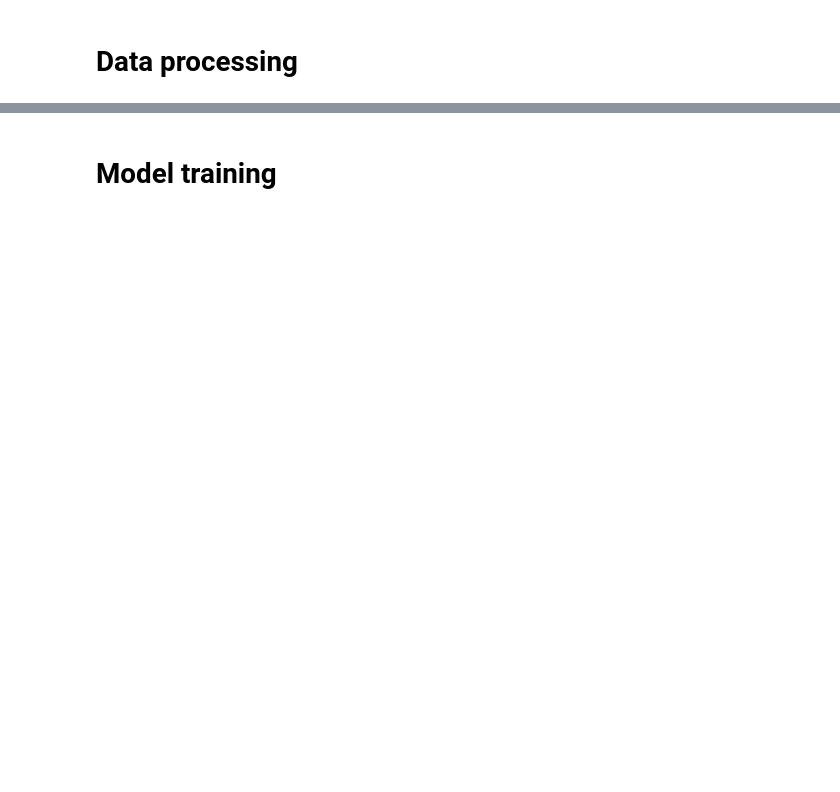
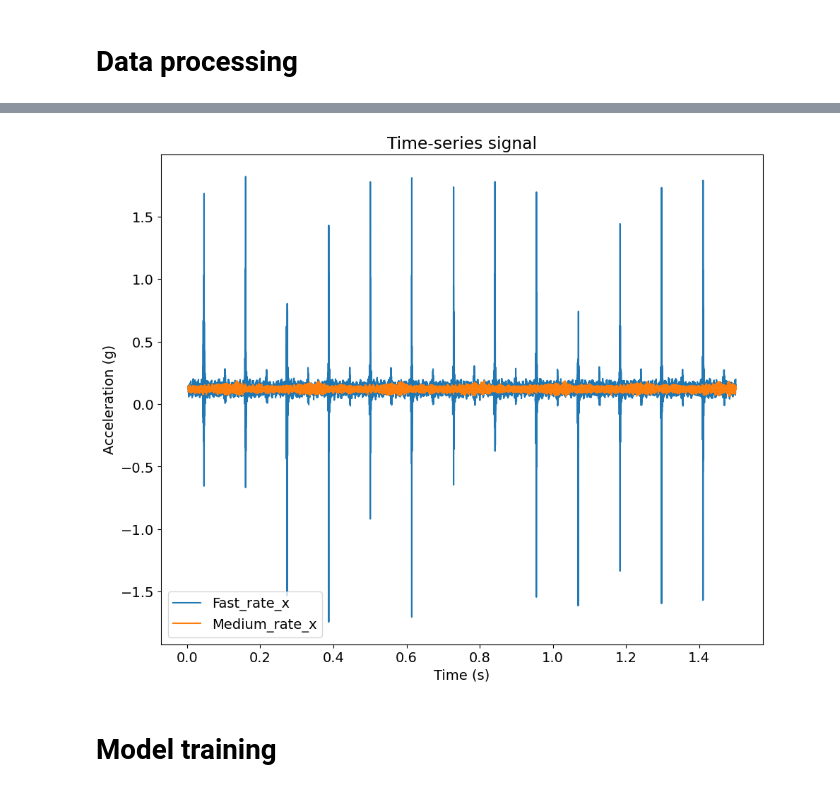
Before and after one commit to dauhoangganh/ADXL382_Pico_Streamlit_Example, a Jupyter notebook: CNN_LSTM_stepping_motor_fault_classification_2.ipynb, the cells around one changed output, grey strips where cells are left out. Saved outputs shown, nothing was run; the diff lists cells and outputs as text; code cells hidden in the pictures; blank space fills up the shorter version.

```diff
--- a/CNN_LSTM_stepping_motor_fault_classification_2.ipynb
+++ b/CNN_LSTM_stepping_motor_fault_classification_2.ipynb
@@ -177,7 +185,7 @@ Any config specific to data processing step goes here.
 DATA_TEST_SIZE = 0.1  # Test sample size
 SAMPLE_RATE = 16000  # Data acquisition system processing frequency
 RESAMPLE_RATE = 1  # Resample rate used to desample the time-series
-DURATION = 4  # Time-series duration in seconds
+DURATION = 1.5  # Time-series duration in seconds
 
 # Output data path
 OUTPUT_TRAIN_TEST_DATA_DIR = Path('/content/drive/MyDrive/checkpoints')
@@ -380,3 +394,5 @@ data_medium_rate[0][:, [1]]
 # %%
-time_plot([ data_finger_obstruction[60][:, [1]], data_medium_rate[50][:, [1]]], 50, SAMPLE_RATE*DURATION, 'time_plot', legend=["Obstruction_x", "Medium_rate_x"])
+time_plot([ data_fast_rate[50][:, [1]], data_medium_rate[50][:, [1]]], 50, SAMPLE_RATE*DURATION, 'time_plot', legend=["Fast_rate_x", "Medium_rate_x"])
+# %% [output]
+[figure, added]
 # %%
```
Also changed, not shown: parts of 24 cells of this notebook.
